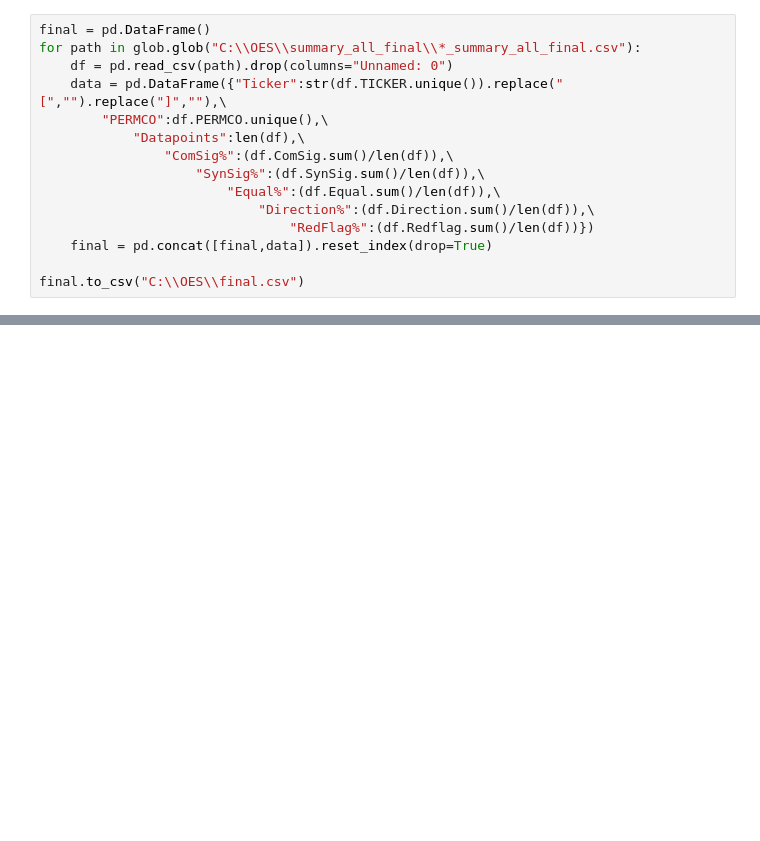
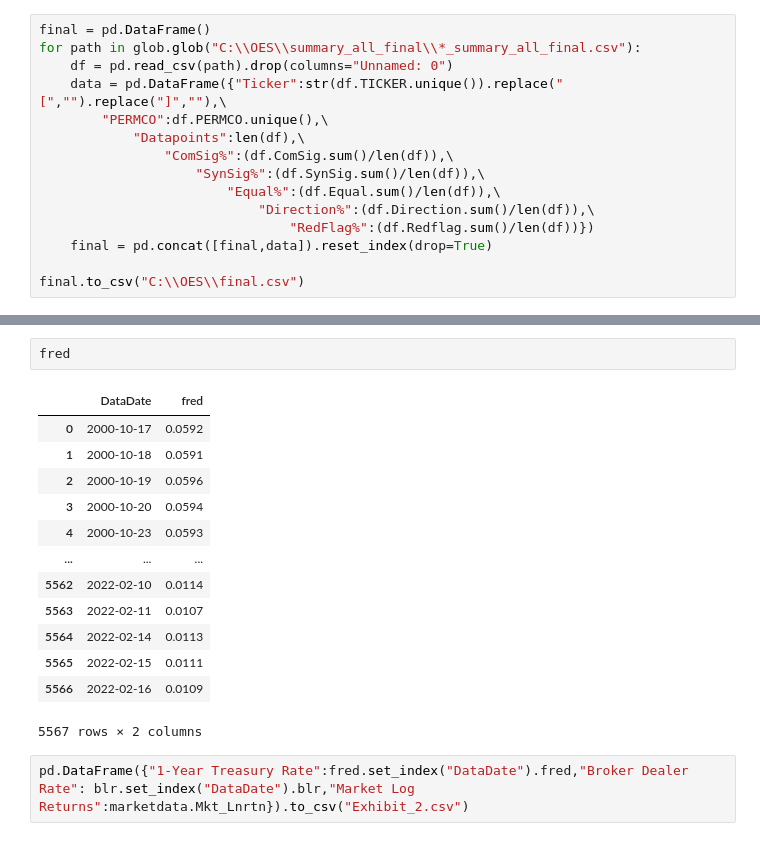
Before and after one commit to amanagrawal2/Option-Event-Study, a Jupyter notebook: oes.ipynb, the cells around one changed output, grey strips where cells are left out. Saved outputs shown, nothing was run; the diff lists cells and outputs as text; blank space fills up the shorter version.

```diff
--- a/oes.ipynb
+++ b/oes.ipynb
@@ -392,0 +412,18 @@ final
+# %%
+fred
+# %% [output]
+|  | DataDate | fred |
+| 0 | 2000-10-17 | 0.0592 |
+| 1 | 2000-10-18 | 0.0591 |
+| 2 | 2000-10-19 | 0.0596 |
+| 3 | 2000-10-20 | 0.0594 |
+| 4 | 2000-10-23 | 0.0593 |
+| ... | ... | ... |
+| 5562 | 2022-02-10 | 0.0114 |
+| 5563 | 2022-02-11 | 0.0107 |
+| 5564 | 2022-02-14 | 0.0113 |
+| 5565 | 2022-02-15 | 0.0111 |
+| 5566 | 2022-02-16 | 0.0109 |
+5567 rows × 2 columns
+# %%
+pd.DataFrame({"1-Year Treasury Rate":fred.set_index("DataDate").fred,"Broker Dealer Rate": blr.set_index("DataDate").blr,"Market Log Returns":marketdata.Mkt_Lnrtn}).to_csv("Exhibit_2.csv")
```
Also changed, not shown: parts of 3 cells of this notebook.
